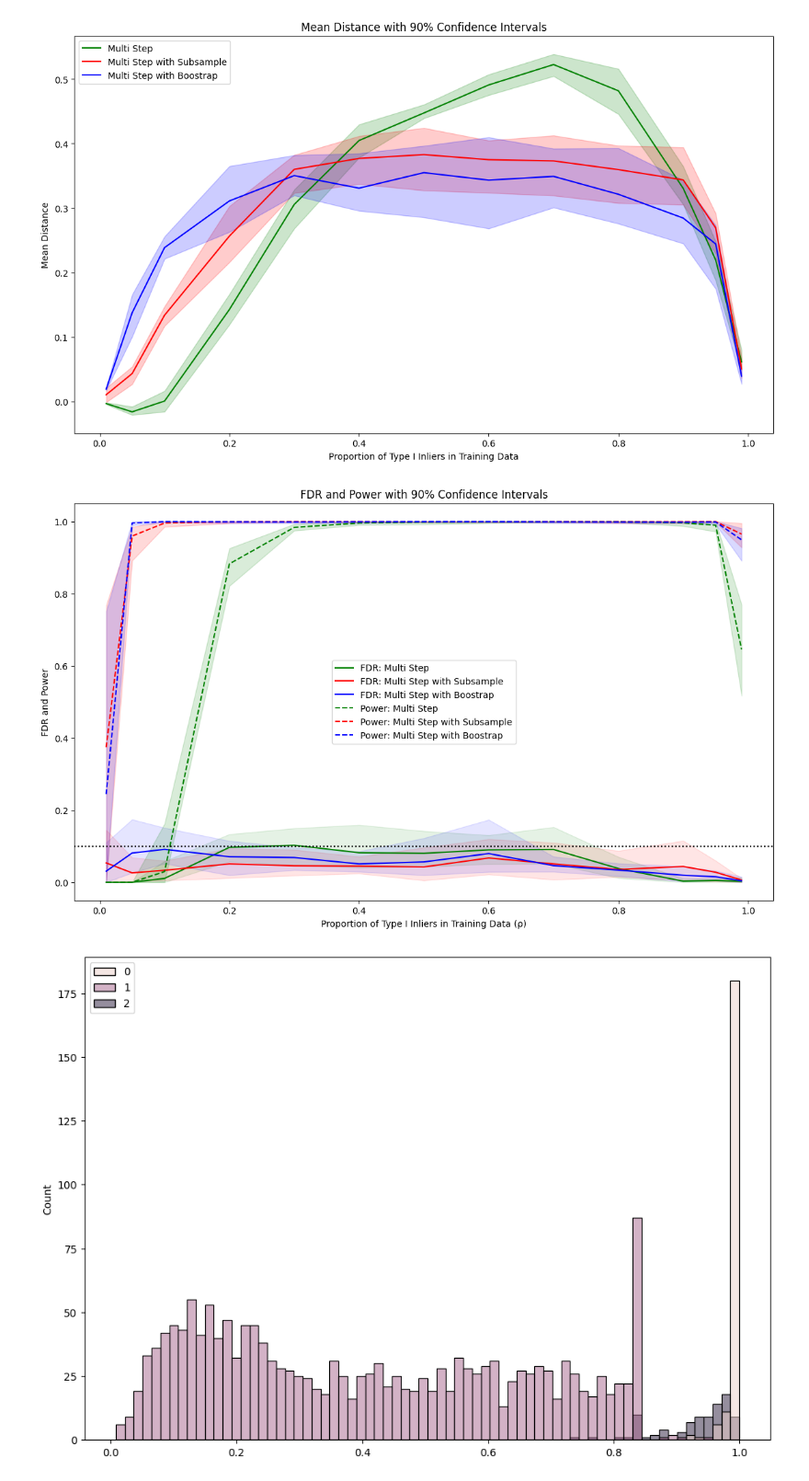
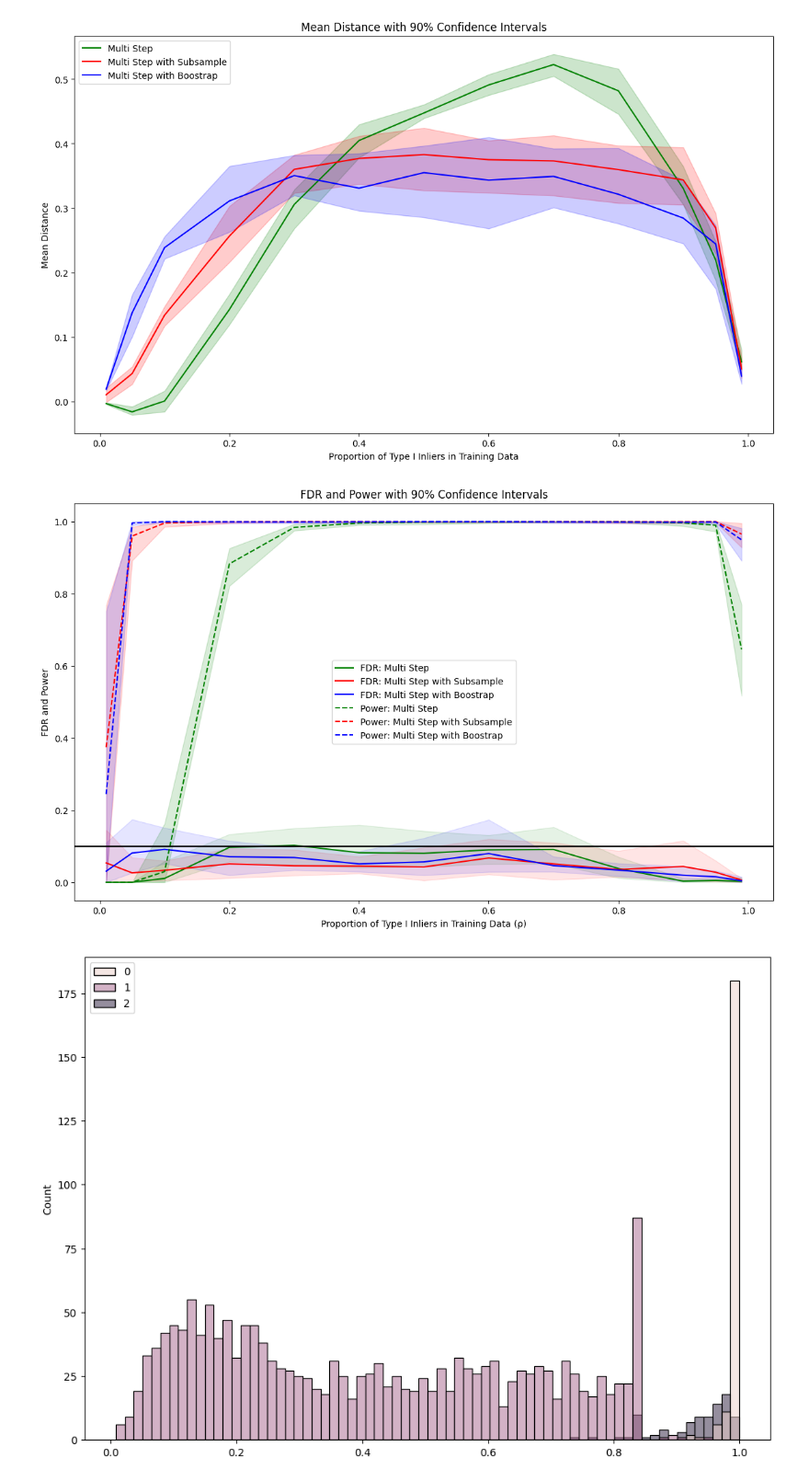
Before and after one commit to Des11111/Multi-Class-Outlier-Detection, a Jupyter notebook: notebooks/Main_Procedure_Subsample_Boostrap.ipynb, the cells around one changed output. Shown at 92% size. Cells and saved outputs as stored; diff of their text form; code cells hidden in the pictures.

```diff
--- a/notebooks/Main_Procedure_Subsample_Boostrap.ipynb
+++ b/notebooks/Main_Procedure_Subsample_Boostrap.ipynb
@@ -218,35 +218,35 @@ plt.show()
 plt.figure(figsize=(14, 8))
 
 ## Plot FDR
 plt.plot(rho_values, mean_fdr['multi_step'], label='FDR: Multi Step', color='g', linestyle='-')
 plt.fill_between(rho_values, [ci[0] for ci in ci_fdr['multi_step']], [ci[1] for ci in ci_fdr['multi_step']], color='g', alpha=0.1)
 
 plt.plot(rho_values, mean_fdr['multi_step_subsample'], label='FDR: Multi Step with Subsample', color='r', linestyle='-')
 plt.fill_between(rho_values, [ci[0] for ci in ci_fdr['multi_step_subsample']], [ci[1] for ci in ci_fdr['multi_step_subsample']], color='r', alpha=0.1)
 
 plt.plot(rho_values, mean_fdr['multi_step_boostrap'], label='FDR: Multi Step with Boostrap', color='b', linestyle='-')
 plt.fill_between(rho_values, [ci[0] for ci in ci_fdr['multi_step_boostrap']], [ci[1] for ci in ci_fdr['multi_step_boostrap']], color='b', alpha=0.1)
 
 ## Plot Power
 plt.plot(rho_values, mean_power['multi_step'], label='Power: Multi Step', color='g', linestyle='--')
 plt.fill_between(rho_values, [ci[0] for ci in ci_power['multi_step']], [ci[1] for ci in ci_power['multi_step']], color='g', alpha=0.15)
 
 plt.plot(rho_values, mean_power['multi_step_subsample'], label='Power: Multi Step with Subsample', color='r', linestyle='--')
 plt.fill_between(rho_values, [ci[0] for ci in ci_power['multi_step_subsample']], [ci[1] for ci in ci_power['multi_step_subsample']], color='r', alpha=0.15)
 
 plt.plot(rho_values, mean_power['multi_step_boostrap'], label='Power: Multi Step with Boostrap', color='b', linestyle='--')
 plt.fill_between(rho_values, [ci[0] for ci in ci_power['multi_step_boostrap']], [ci[1] for ci in ci_power['multi_step_boostrap']], color='b', alpha=0.15)
 
 # Add horizontal line at y = 0.1
-plt.axhline(y=0.1, color='k', linestyle=':')
+plt.axhline(y=0.1, color='k', linestyle='-')
 
 plt.xlabel('Proportion of Type I Inliers in Training Data (ρ)')
 plt.ylabel('FDR and Power')
 plt.title('FDR and Power with 90% Confidence Intervals')
 plt.legend()
 plt.show()
 # %% [output]
-[figure, old version]
+[figure, new version]
 # %%
 # Plot the conformity scores
 rcParams['figure.figsize'] = 11.7,8.27
```
